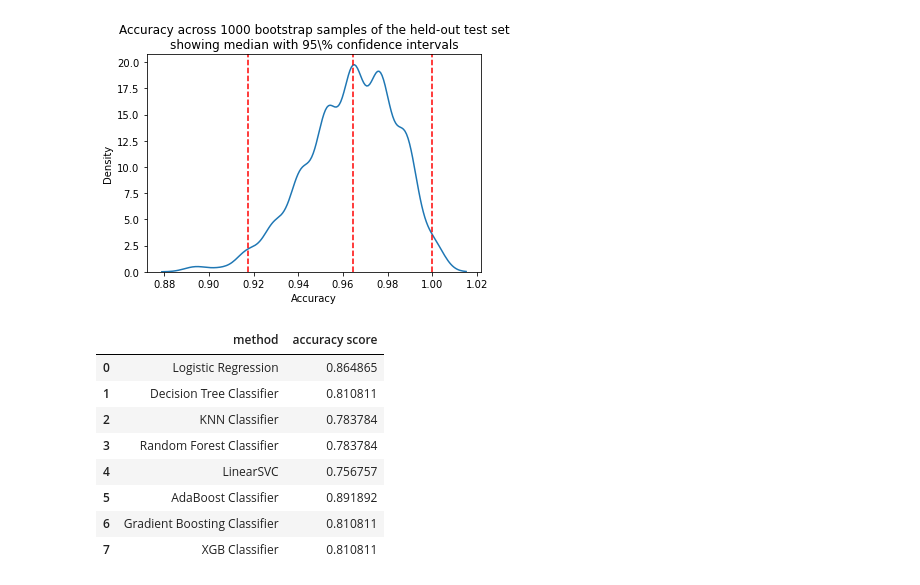
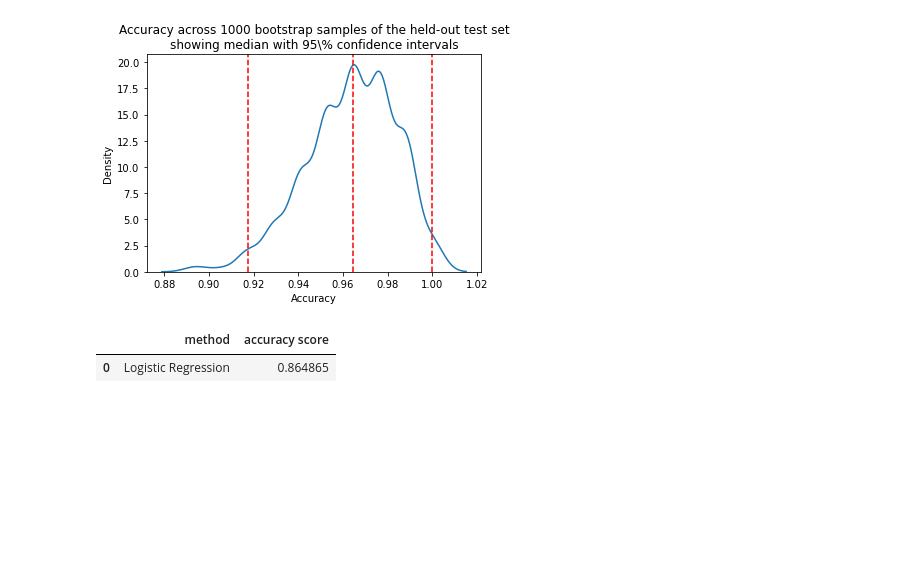
Before and after one commit to At00sa/booststrap, a Jupyter notebook: bootstrap.ipynb, the cells around one changed output. Drawn from its saved outputs; the diff is of its cells as text; code cells hidden in the pictures; blank space fills up the shorter version.

```diff
--- a/bootstrap.ipynb
+++ b/bootstrap.ipynb
@@ -351,28 +356,14 @@ plt.show()
 # %%
 ##calculating the accurancies with cross validation
 
-for model in [logreg_pipe, tree_pipe, knn_pipe, rf_pipe, svc_pipe, ada_pipe, grad_pipe, xgb_pipe]:
+for model in [logreg_pipe]:
     model.fit(X_train, y_train)
 
-score_acc = [accuracy_score(y_test, logreg_pipe.predict(X_test)),
-             accuracy_score(y_test, tree_pipe.predict(X_test)),
-             accuracy_score(y_test, knn_pipe.predict(X_test)),
-             accuracy_score(y_test, rf_pipe.predict(X_test)),
-             accuracy_score(y_test, svc_pipe.predict(X_test)),
-             accuracy_score(y_test, ada_pipe.predict(X_test)),
-             accuracy_score(y_test, grad_pipe.predict(X_test)),
-             accuracy_score(y_test, xgb_pipe.predict(X_test))]
-method_name = ['Logistic Regression', 'Decision Tree Classifier', 'KNN Classifier', 'Random Forest Classifier', 'LinearSVC', 'AdaBoost Classifier', 'Gradient Boosting Classifier', 'XGB Classifier']
+score_acc = [accuracy_score(y_test, logreg_pipe.predict(X_test))]
+method_name = ['Logistic Regression']
 
 acc_summary = pd.DataFrame({'method': method_name, 'accuracy score': score_acc})
 acc_summary
 # %% [output]
 |  | method | accuracy score |
 | 0 | Logistic Regression | 0.864865 |
-| 1 | Decision Tree Classifier | 0.810811 |
-| 2 | KNN Classifier | 0.783784 |
-| 3 | Random Forest Classifier | 0.783784 |
-| 4 | LinearSVC | 0.756757 |
-| 5 | AdaBoost Classifier | 0.891892 |
-| 6 | Gradient Boosting Classifier | 0.810811 |
-| 7 | XGB Classifier | 0.810811 |
```
Also changed, not shown: parts of 7 cells of this notebook.
